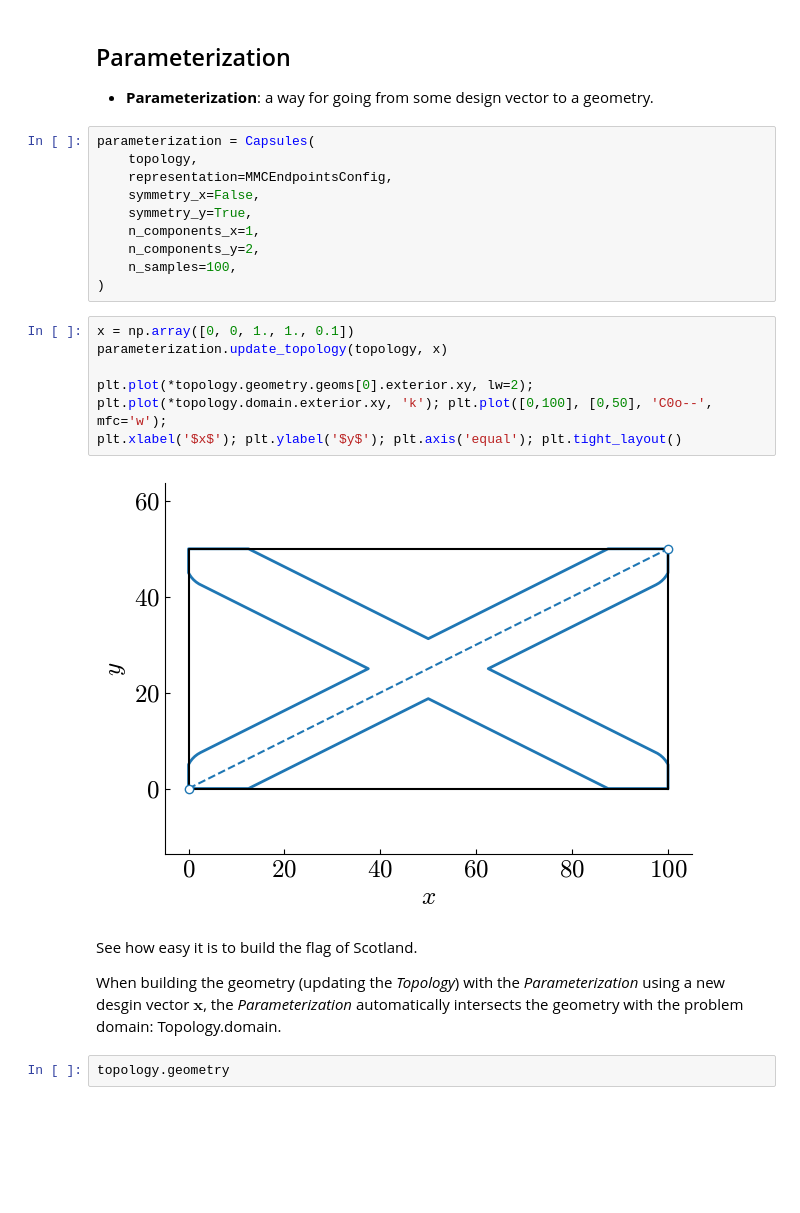
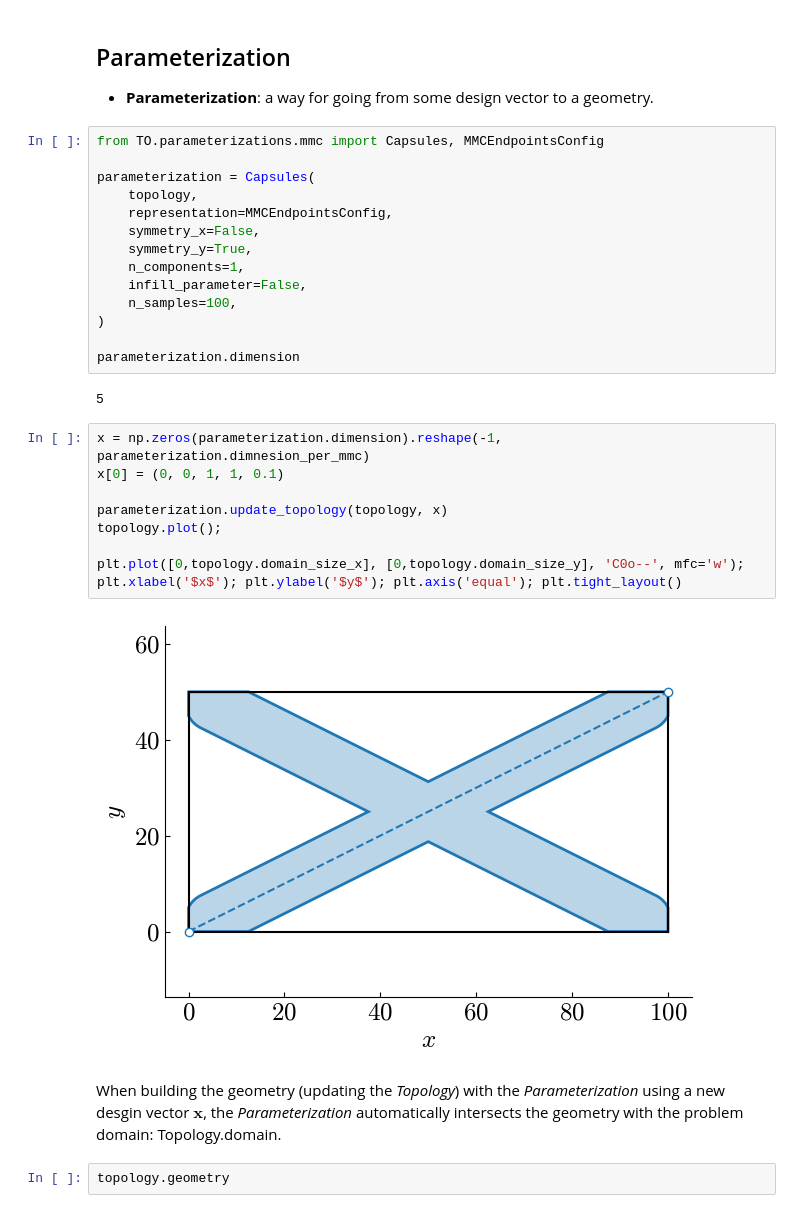
Before and after one commit to jelle-westra/tobbo, a Jupyter notebook: tutorial.ipynb, the cells around one changed output. Drawn from its saved outputs; the diff is of its cells as text; blank space fills up the shorter version.

```diff
--- a/tutorial.ipynb
+++ b/tutorial.ipynb
@@ -71,26 +70,32 @@ The **density** parameter controls the element size of the (square) mesh element
 
 - **Parameterization**: a way for going from some design vector to a geometry.
 # %%
+from TO.parameterizations.mmc import Capsules, MMCEndpointsConfig
+
 parameterization = Capsules(
     topology,
     representation=MMCEndpointsConfig,
     symmetry_x=False,
     symmetry_y=True,
-    n_components_x=1,
-    n_components_y=2,
+    n_components=1,
+    infill_parameter=False,
     n_samples=100,
 )
+
+parameterization.dimension
+# %% [output]
+5
 # %%
-x = np.array([0, 0, 1., 1., 0.1])
+x = np.zeros(parameterization.dimension).reshape(-1, parameterization.dimnesion_per_mmc)
+x[0] = (0, 0, 1, 1, 0.1)
+
 parameterization.update_topology(topology, x)
+topology.plot();
 
-plt.plot(*topology.geometry.geoms[0].exterior.xy, lw=2); plt.plot(*topology.domain.exterior.xy, 'k'); plt.plot([0,100], [0,50], 'C0o--', mfc='w');
-plt.xlabel('$x$'); plt.ylabel('$y$'); plt.axis('equal'); plt.tight_layout()
+plt.plot([0,topology.domain_size_x], [0,topology.domain_size_y], 'C0o--', mfc='w'); plt.xlabel('$x$'); plt.ylabel('$y$'); plt.axis('equal'); plt.tight_layout()
 # %% [output]
-[figure, old version]
+[figure, new version]
 # %% [markdown]
-See how easy it is to build the flag of Scotland.
-
 When building the geometry (updating the *Topology*) with the *Parameterization* using a new desgin vector $\mathbf{x}$, the *Parameterization* automatically intersects the
 geometry with the problem domain: Topology.domain.
 # %%
```
Also changed, not shown: parts of 14 cells of this notebook.
